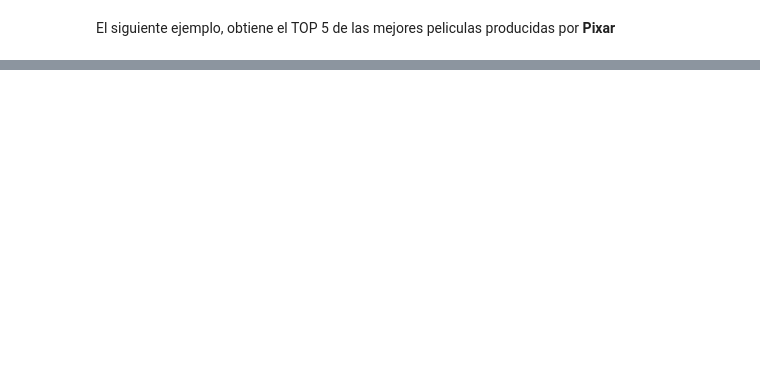
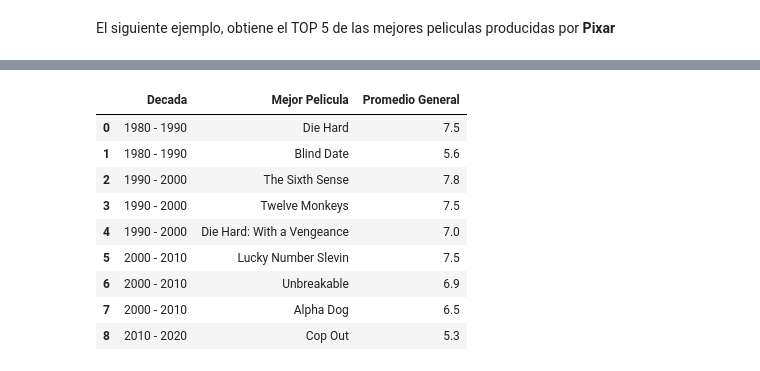
Before and after one commit to vicho-bece/Python-Data-Analytics, a Jupyter notebook: Movie_rating/movie_rate.ipynb, the cells around one changed output, grey strips where cells are left out. Saved outputs shown, nothing was run; the diff lists cells and outputs as text; code cells hidden in the pictures; blank space fills up the shorter version.

```diff
--- a/Movie_rating/movie_rate.ipynb
+++ b/Movie_rating/movie_rate.ipynb
@@ -330,0 +361,53 @@ peliculas
+# %%
+def famous_stat(bestof, actor_movies, fecha_inicio, fecha_final):
+
+    date_inf = f"{fecha_inicio}-01-01"
+    date_sup = f"{fecha_final}-01-01"
+
+    actor_movies = actor_movies.loc[ (actor_movies['release_date'] >= date_inf) & (actor_movies['release_date'] <= date_sup) ]
+
+    decade = f"{fecha_inicio} - {fecha_final}"
+    num_movie = len(actor_movies)
+
+    if num_movie >= 1:
+
+        average = round(float(actor_movies['vote_average'].sum()) / num_movie, 2)
+
+        actor_movies = actor_movies.sort_values(by='vote_average', ascending=False)
+        actor_movies = actor_movies[:3]
+
+        size = len(bestof)
+
+        for i, movies in actor_movies.iterrows():
+
+            bestof.loc[size] = {
+                'Decada': decade,
+                'Mejor Pelicula': movies['title'],
+                'Promedio General': movies['vote_average']
+            }
+
+            size += 1
+# %%
+name = 'Bruce Willis'
+
+bestof = pd.DataFrame(columns=["Decada", "Mejor Pelicula", "Promedio General"])
+
+decadas = [1950, 1960, 1970, 1980, 1990, 2000, 2010, 2020]
+
+actor_movies = data.loc[data['cast'].str.contains(name, na=False)]
+
+for years in decadas:
+    famous_stat(bestof, actor_movies, years, years+10)
+
+bestof
+# %% [output]
+|  | Decada | Mejor Pelicula | Promedio General |
+| 0 | 1980 - 1990 | Die Hard | 7.5 |
+| 1 | 1980 - 1990 | Blind Date | 5.6 |
+| 2 | 1990 - 2000 | The Sixth Sense | 7.8 |
+| 3 | 1990 - 2000 | Twelve Monkeys | 7.5 |
+| 4 | 1990 - 2000 | Die Hard: With a Vengeance | 7.0 |
+| 5 | 2000 - 2010 | Lucky Number Slevin | 7.5 |
+| 6 | 2000 - 2010 | Unbreakable | 6.9 |
+| 7 | 2000 - 2010 | Alpha Dog | 6.5 |
+| 8 | 2010 - 2020 | Cop Out | 5.3 |
```
Also changed, not shown: parts of 15 cells of this notebook.
